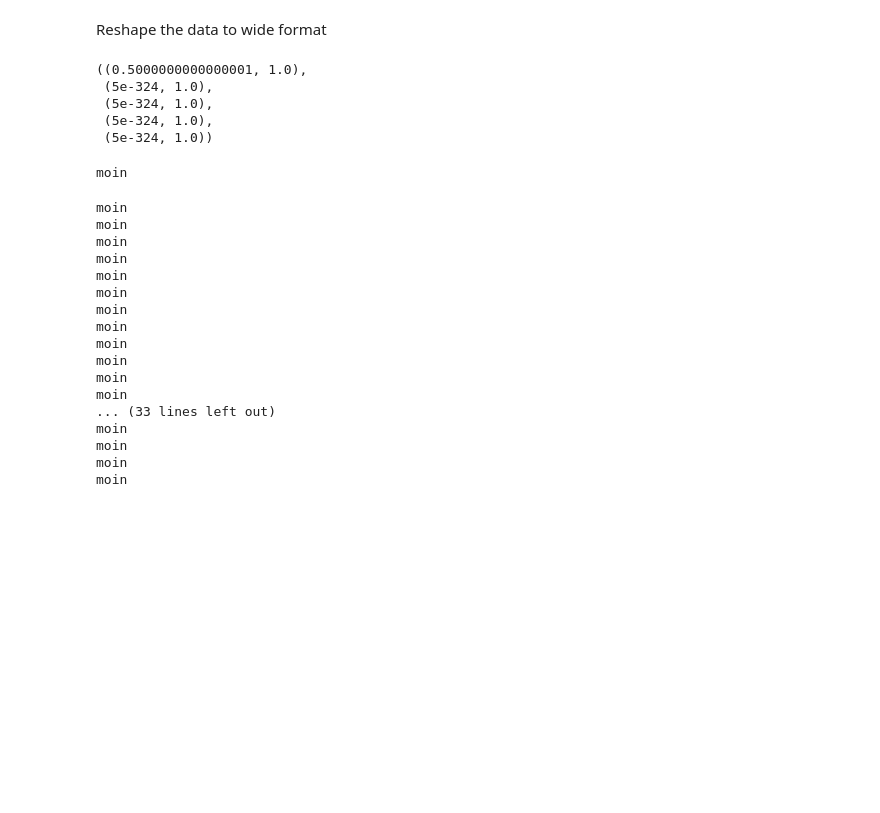
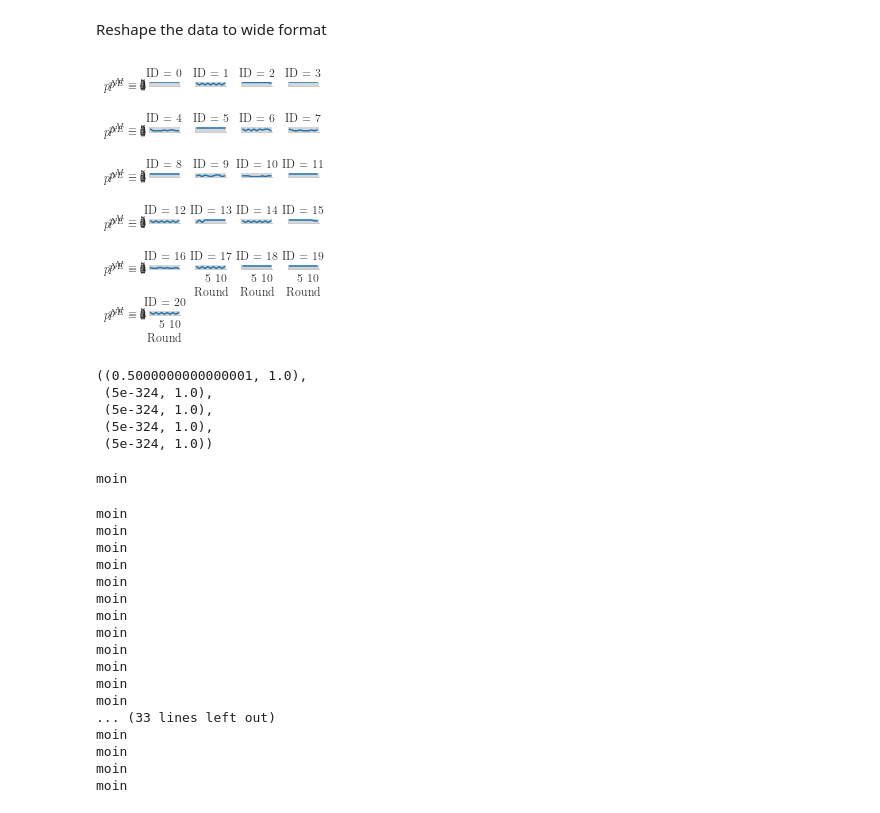
Before and after one commit to ToFeWe/q-learning-replication-code, a Jupyter notebook: src/sandbox/Type clustering-DalBo.ipynb, the cells around one changed output. Cells and saved outputs as stored; diff of their text form; code cells hidden in the pictures; blank space fills up the shorter version.

```diff
--- a/src/sandbox/Type clustering-DalBo.ipynb
+++ b/src/sandbox/Type clustering-DalBo.ipynb
@@ -41,3 +45,22 @@ data_subset_pivot.reset_index(level=0, inplace=True)
+# %%
+plt.style.use('seaborn-whitegrid')
+mpl.rc('font', family='serif')
+mpl.rc('font', serif='Century')
+plt.rcParams.update({'font.size': 12,
+                     'axes.titlesize': 12})
+
+
+g = sns.FacetGrid(data_last_sg, col="ID", col_wrap=4, height=1.3, aspect=1.1)
+g.map(sns.lineplot, "round", "price")
+g.set(ylim=(0, 5), yticks=[0, 1, 2, 3,4,5], xticks=[5, 10])
+g.set_yticklabels(["$0$", "$p^{NE}=1$", "$2$", "$3$", "$p^{M}=4$", "$5$"])
+g.set_xlabels('Round')
+g.set_ylabels('')
+for ax in g.axes.flatten():
+    ax.tick_params(axis='both', which='major', labelsize=12)
+    ax.xaxis.grid(False)
+# %% [output]
+[figure, added]
 # %%
 a =list(data_subset_pivot)
 # %%
```
Also changed, not shown: parts of 2 cells of this notebook, 8 other files.
